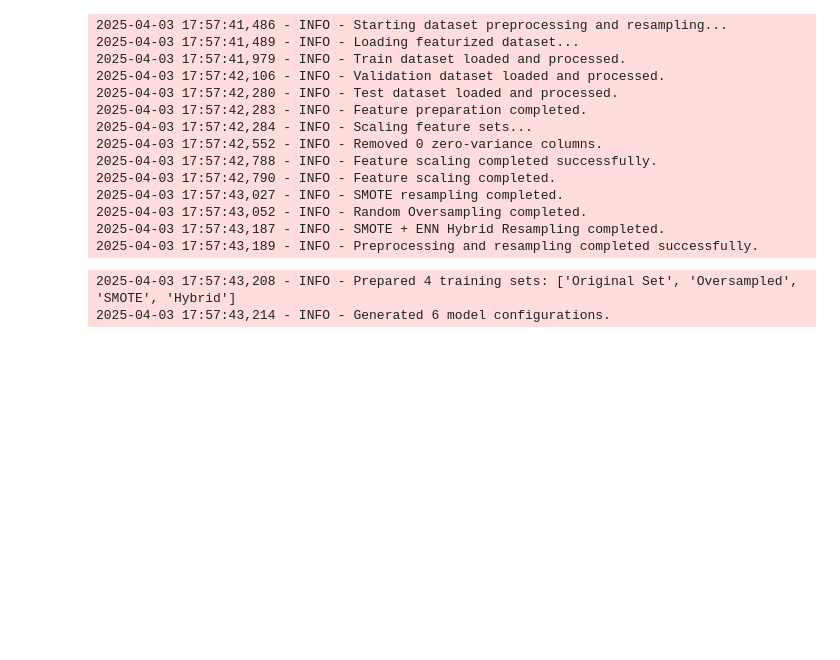
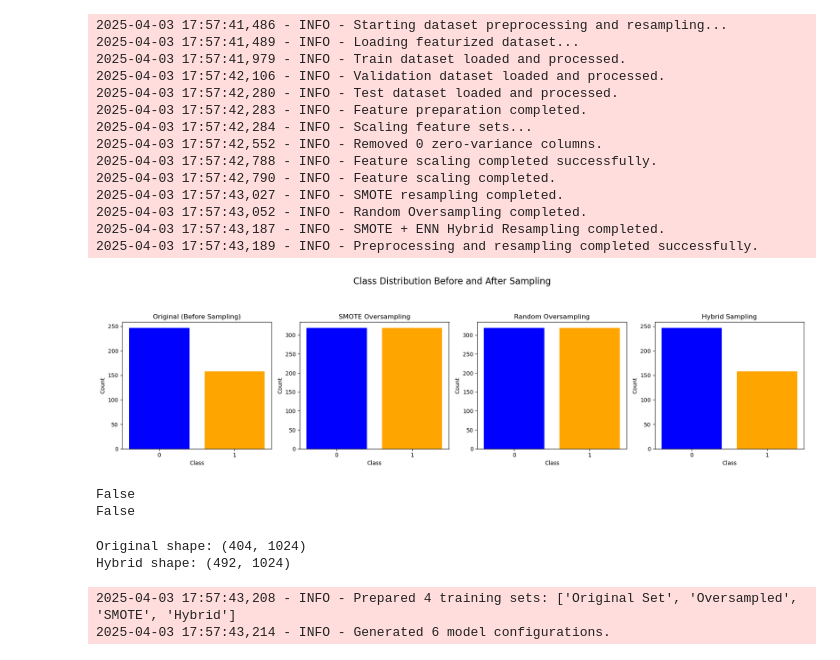
Before and after one commit to GentRoyal/outreachy-contributions, a Jupyter notebook: notebooks/TDC - Toxicity Prediction Task (hERG Blocker).ipynb, the cells around one changed output. Drawn from its saved outputs; the diff is of its cells as text; code cells hidden in the pictures; blank space fills up the shorter version.

```diff
--- a/notebooks/TDC - Toxicity Prediction Task (hERG Blocker).ipynb
+++ b/notebooks/TDC - Toxicity Prediction Task (hERG Blocker).ipynb
@@ -234,6 +234,52 @@ modelling = Modelling()
 2025-04-03 17:57:43,052 - INFO - Random Oversampling completed.
 2025-04-03 17:57:43,187 - INFO - SMOTE + ENN Hybrid Resampling completed.
 2025-04-03 17:57:43,189 - INFO - Preprocessing and resampling completed successfully.
+# %%
+from collections import Counter
+
+def plot_distribution(y_data, title, ax):
+    class_counts = Counter(y_data)
+    classes = list(class_counts.keys())
+    counts = list(class_counts.values())
+
+    ax.bar(classes, counts, color=['blue', 'orange'])
+    ax.set_title(title)
+    ax.set_xlabel("Class")
+    ax.set_ylabel("Count")
+    ax.set_xticks(classes)
+
+# Create subplots
+fig, axes = plt.subplots(1, 4, figsize=(18, 5))
+fig.suptitle("Class Distribution Before and After Sampling", fontsize=16)
+
+# Plot distributions
+datasets = [
+    (y_train, "Original (Before Sampling)"),
+    (y_train_smote, "SMOTE Oversampling"),
+    (y_train_over, "Random Oversampling"),
+    (y_train_hybrid, "Hybrid Sampling"),
+]
+
+for ax, (y_data, title) in zip(axes.flatten(), datasets):
+    plot_distribution(y_data, title, ax)
+
+# Adjust layout and show plot
+plt.tight_layout(rect=[0, 0, 1, 0.9])
+plt.show()
+# %% [output]
+[figure, added]
+# %%
+print(np.array_equal(X_train, X_train_hybrid))
+print(np.array_equal(y_train, y_train_hybrid))
+# %% [output]
+False
+False
+# %%
+print("Original shape:", X_train.shape)
+print("Hybrid shape:", X_train_hybrid.shape)
+# %% [output]
+Original shape: (404, 1024)
+Hybrid shape: (492, 1024)
 # %%
 '''
 Get All Possible Train sets and Model configurations
```
Also changed, not shown: 2 other files.
